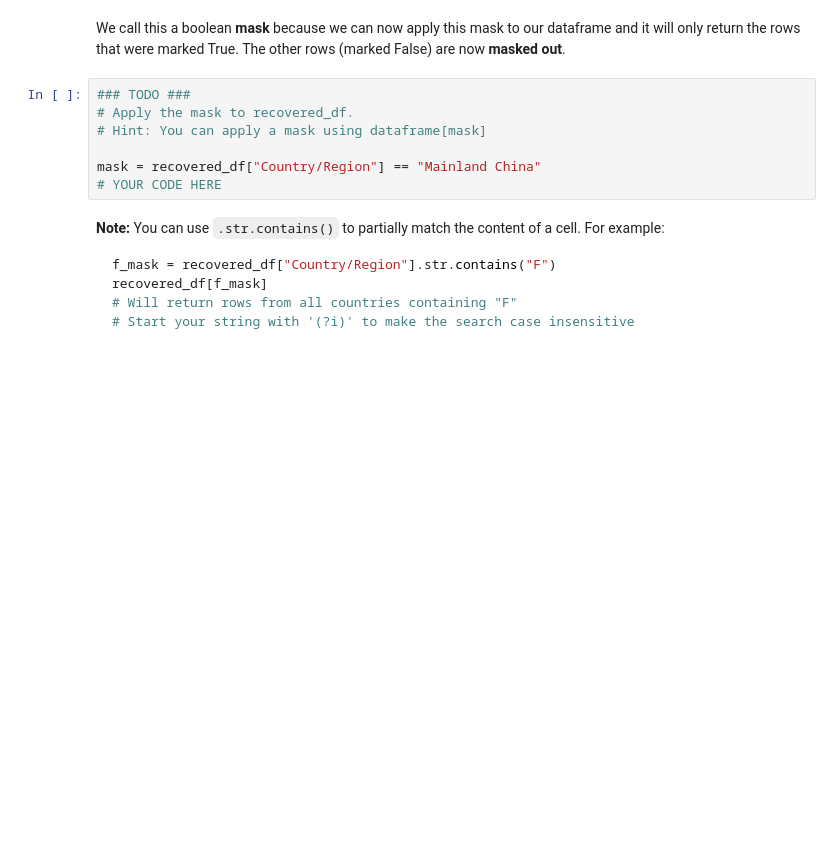
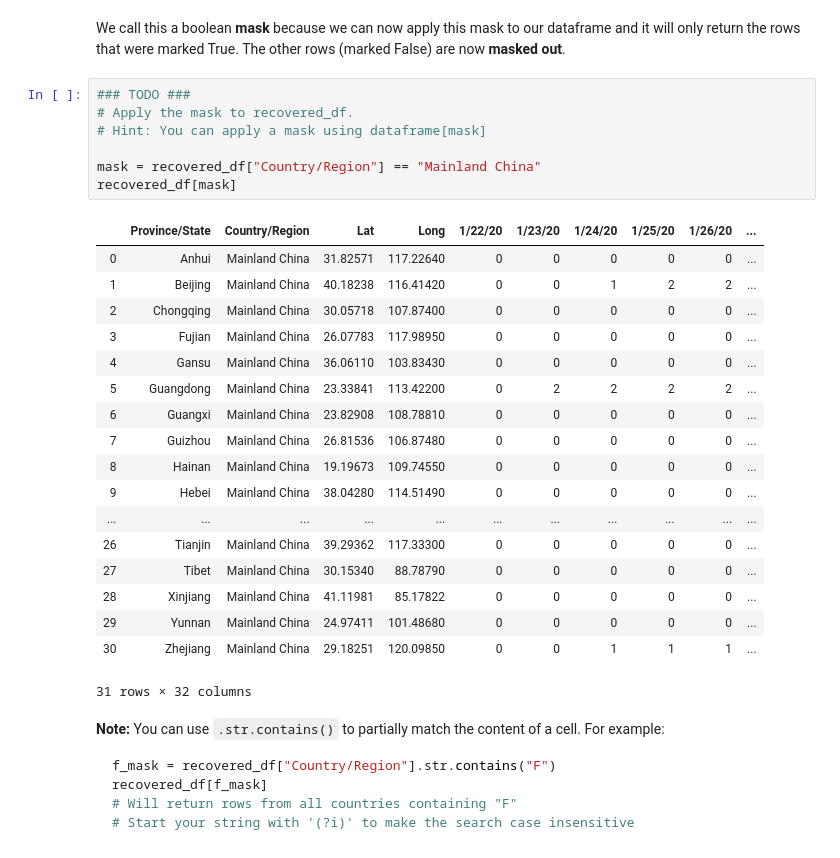
Before and after one commit to trouni/workshop-data-analysis, a Jupyter notebook: data_analysis_workshop.ipynb, the cells around one changed output. Saved outputs shown, nothing was run; the diff lists cells and outputs as text; blank space fills up the shorter version.

````diff
--- a/data_analysis_workshop.ipynb
+++ b/data_analysis_workshop.ipynb
@@ -199,10 +300,29 @@ We call this a boolean **mask** because we can now apply this mask to our datafr
 # %%
 ### TODO ###
 # Apply the mask to recovered_df.
 # Hint: You can apply a mask using dataframe[mask]
 
 mask = recovered_df["Country/Region"] == "Mainland China"
-# YOUR CODE HERE
+recovered_df[mask]
+# %% [output]
+|  | Province/State | Country/Region | Lat | Long | 1/22/20 | 1/23/20 | 1/24/20 | 1/25/20 | 1/26/20 | ... |
+| 0 | Anhui | Mainland China | 31.82571 | 117.22640 | 0 | 0 | 0 | 0 | 0 | ... |
+| 1 | Beijing | Mainland China | 40.18238 | 116.41420 | 0 | 0 | 1 | 2 | 2 | ... |
+| 2 | Chongqing | Mainland China | 30.05718 | 107.87400 | 0 | 0 | 0 | 0 | 0 | ... |
+| 3 | Fujian | Mainland China | 26.07783 | 117.98950 | 0 | 0 | 0 | 0 | 0 | ... |
+| 4 | Gansu | Mainland China | 36.06110 | 103.83430 | 0 | 0 | 0 | 0 | 0 | ... |
+| 5 | Guangdong | Mainland China | 23.33841 | 113.42200 | 0 | 2 | 2 | 2 | 2 | ... |
+| 6 | Guangxi | Mainland China | 23.82908 | 108.78810 | 0 | 0 | 0 | 0 | 0 | ... |
+| 7 | Guizhou | Mainland China | 26.81536 | 106.87480 | 0 | 0 | 0 | 0 | 0 | ... |
+| 8 | Hainan | Mainland China | 19.19673 | 109.74550 | 0 | 0 | 0 | 0 | 0 | ... |
+| 9 | Hebei | Mainland China | 38.04280 | 114.51490 | 0 | 0 | 0 | 0 | 0 | ... |
+| ... | ... | ... | ... | ... | ... | ... | ... | ... | ... | ... |
+| 26 | Tianjin | Mainland China | 39.29362 | 117.33300 | 0 | 0 | 0 | 0 | 0 | ... |
+| 27 | Tibet | Mainland China | 30.15340 | 88.78790 | 0 | 0 | 0 | 0 | 0 | ... |
+| 28 | Xinjiang | Mainland China | 41.11981 | 85.17822 | 0 | 0 | 0 | 0 | 0 | ... |
+| 29 | Yunnan | Mainland China | 24.97411 | 101.48680 | 0 | 0 | 0 | 0 | 0 | ... |
+| 30 | Zhejiang | Mainland China | 29.18251 | 120.09850 | 0 | 0 | 1 | 1 | 1 | ... |
+31 rows × 32 columns
 # %% [markdown]
 **Note:** You can use `.str.contains()` to partially match the content of a cell. For example:
 ```python
````
Also changed, not shown: parts of 24 cells of this notebook.
